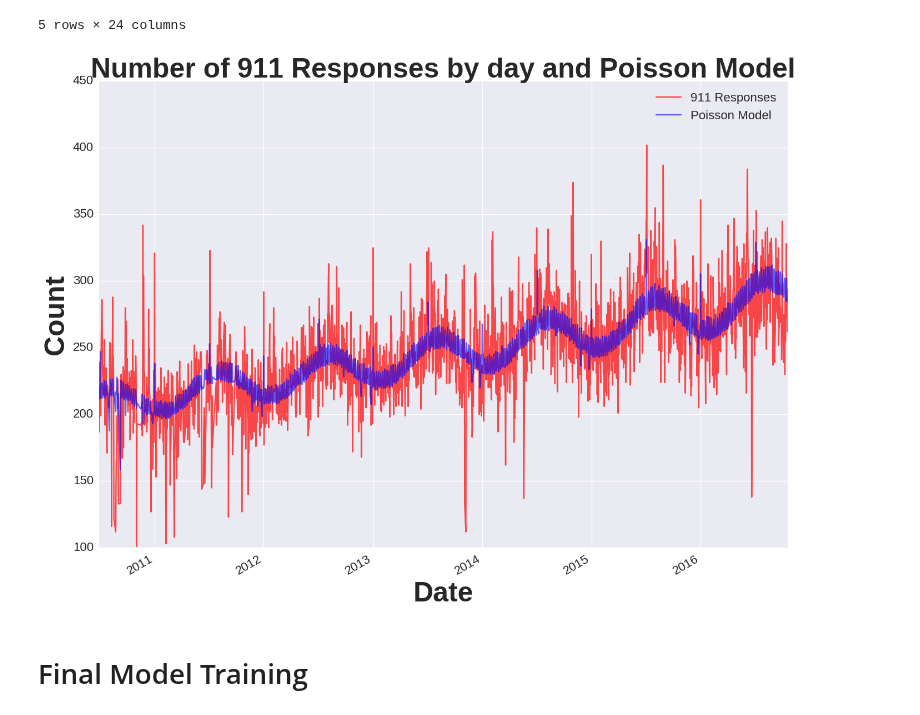
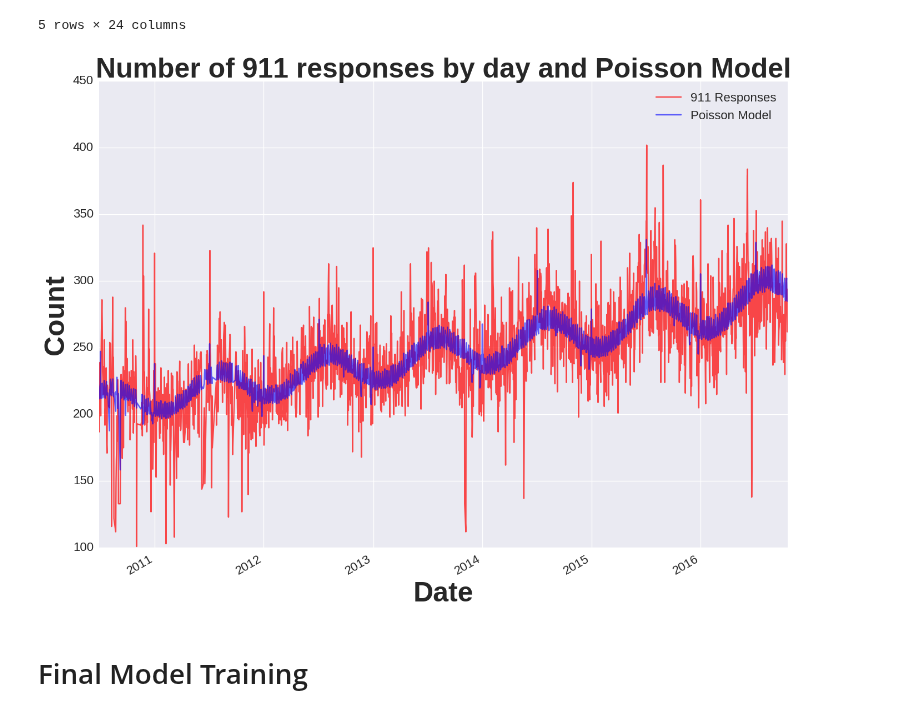
Before and after one commit to nickbuker/Rapid-Rescue, a Jupyter notebook: notebooks/poisson_reg.ipynb, the cells around one changed output. Saved outputs shown, nothing was run; the diff lists cells and outputs as text; code cells hidden in the pictures.

Commit message:
update readme and plot

```diff
--- a/notebooks/poisson_reg.ipynb
+++ b/notebooks/poisson_reg.ipynb
@@ -406,17 +406,17 @@ df3.head()
 # %%
 # 911 call counts by day
 plt.figure(figsize=(16,12))
 plt.xticks(fontsize=16)
 plt.xlabel('Date', fontsize=36, fontweight='bold')
 plt.yticks(fontsize=16)
 plt.ylabel('Count', fontsize=36, fontweight='bold')
-plt.title('Number of 911 Responses by day and Poisson Model', fontsize=36, fontweight='bold')
+plt.title('Number of 911 responses by day and Poisson Model', fontsize=36, fontweight='bold')
 df3.groupby(by='Date').y.sum().plot(color='r', alpha = 0.7);
 df3.groupby(by='Date').y_hat.sum().plot(color='b', alpha = 0.6);
 plt.legend(['911 Responses', 'Poisson Model'], fontsize=16)
 plt.savefig('../images/data_and_model.png')
 # %% [output]
-[figure, old version]
+[figure, new version]
 # %% [markdown]
 # Final Model Training
 # %%
```
Also changed, not shown: 2 other files.
